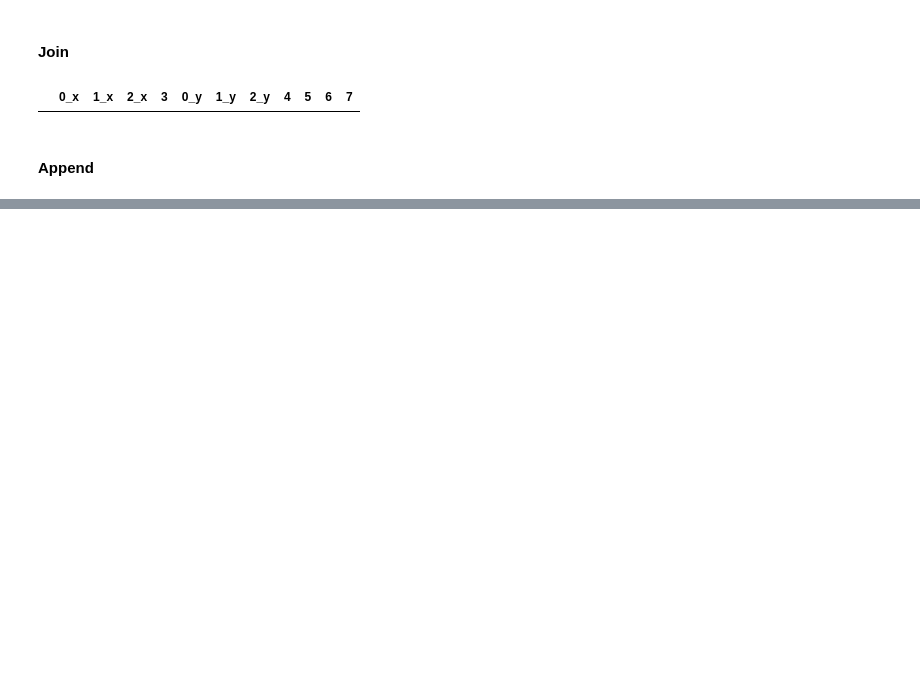
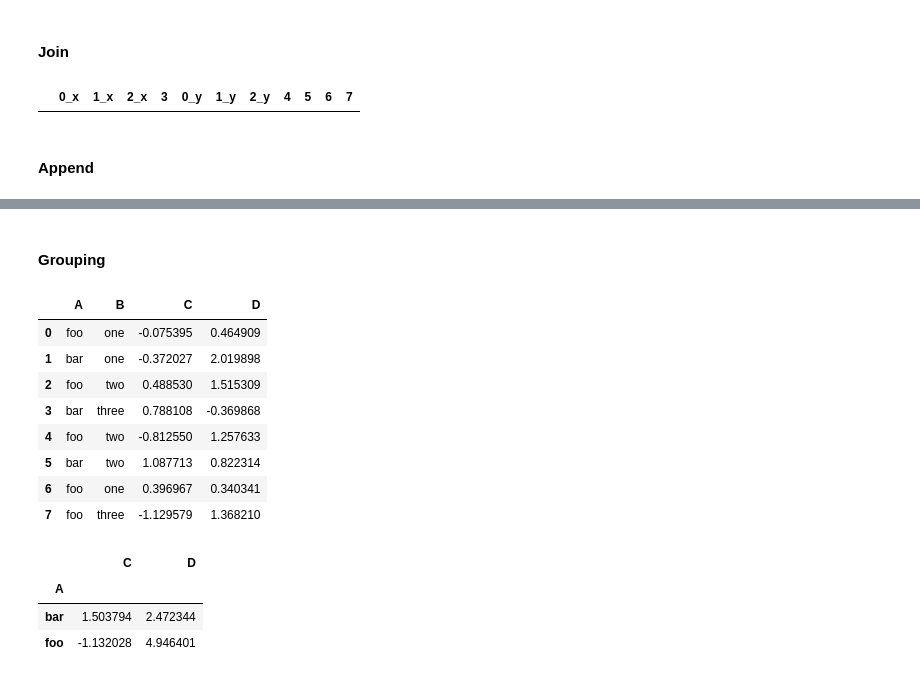
Before and after one commit to BarryClarke/10-minutes-to-Pandas, a Jupyter notebook: Pandas Tutorial.ipynb, the cells around one changed output, grey strips where cells are left out. Cells and saved outputs as stored; diff of their text form; code cells hidden in the pictures; blank space fills up the shorter version.

```diff
--- a/Pandas Tutorial.ipynb
+++ b/Pandas Tutorial.ipynb
@@ -600,0 +600,26 @@ df.append(s, ignore_index=True)
+# %% [markdown]
+#### Grouping
+# %%
+# Create a dataframe to best example Grouping
+df4 = pd.DataFrame({'A': ['foo', 'bar', 'foo', 'bar', 'foo', 'bar', 'foo', 'foo'], 'B': ['one', 'one', 'two', 'three',
+   'two', 'two', 'one', 'three'], 'C': np.random.randn(8), 'D': np.random.randn(8)})
+# %%
+df4
+# %% [output]
+|  | A | B | C | D |
+| 0 | foo | one | -0.075395 | 0.464909 |
+| 1 | bar | one | -0.372027 | 2.019898 |
+| 2 | foo | two | 0.488530 | 1.515309 |
+| 3 | bar | three | 0.788108 | -0.369868 |
+| 4 | foo | two | -0.812550 | 1.257633 |
+| 5 | bar | two | 1.087713 | 0.822314 |
+| 6 | foo | one | 0.396967 | 0.340341 |
+| 7 | foo | three | -1.129579 | 1.368210 |
+# %%
+# You can group and sum
+df4.groupby('A').sum()
+# %% [output]
+|  | C | D |
+| A |  |  |
+| bar | 1.503794 | 2.472344 |
+| foo | -1.132028 | 4.946401 |
```
Also changed, not shown: parts of 51 cells of this notebook.
